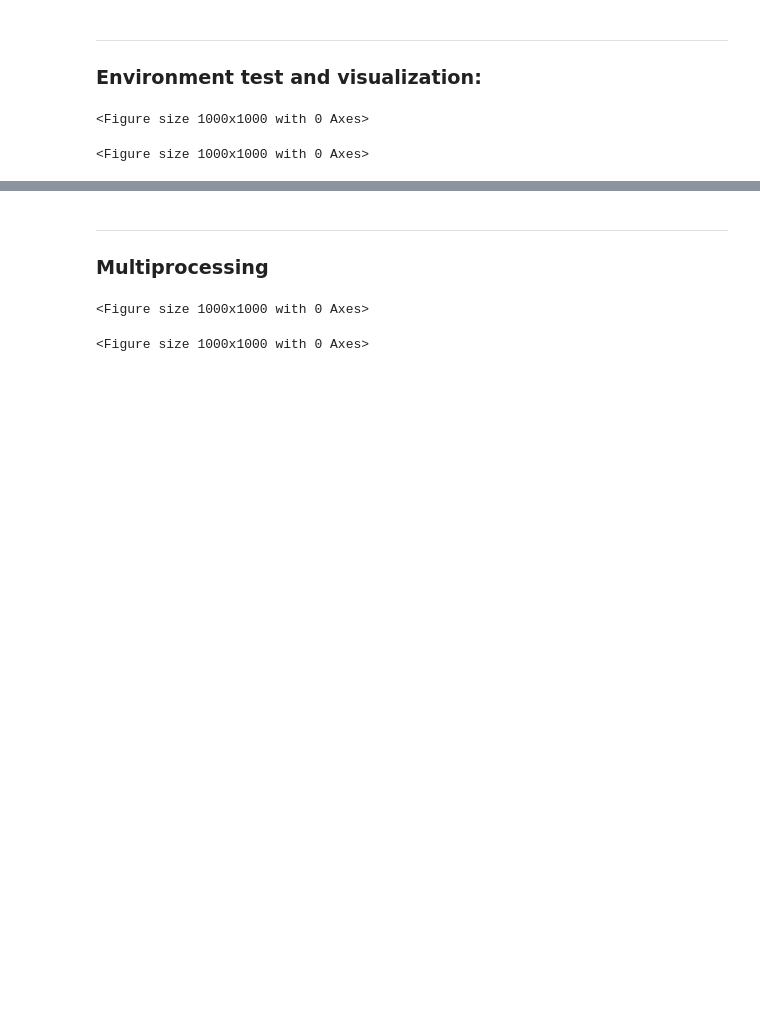
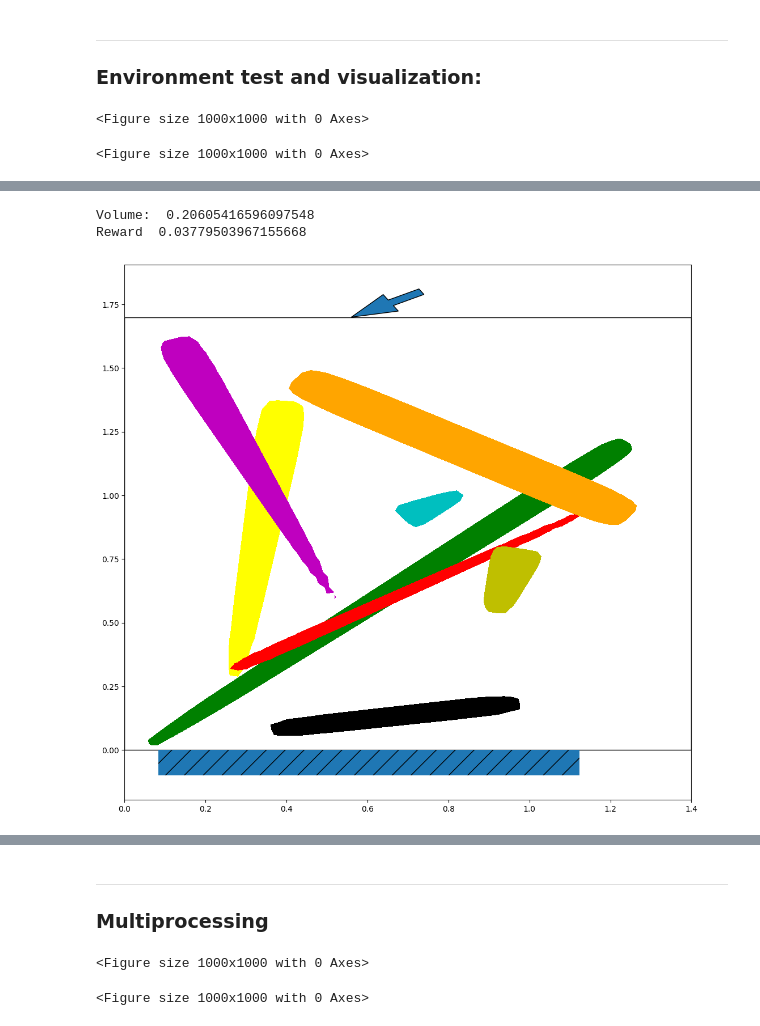
Before and after one commit to ThomasRochefortB/sogym, a Jupyter notebook: rl_training.ipynb, the cells around one changed output, grey strips where cells are left out. Drawn from its saved outputs; the diff is of its cells as text; code cells hidden in the pictures; blank space fills up the shorter version.

```diff
--- a/rl_training.ipynb
+++ b/rl_training.ipynb
@@ -56,3 +56,21 @@ Reward  0.021039713549507854
+# %%
+# Let's visualize the training environment on a random problem statement and visualize a 'successful' solution:
+reward = 0.0
+while reward==0.0:
+    obs = eval_env.reset()
+    done = False
+    while not done:
+        action = eval_env.action_space.sample()
+        obs, reward, done,truncated, info = eval_env.step(action)
+
+print("Volume: ", eval_env.volume)
+print("Reward ",reward)
+
+eval_env.plot()
+# %% [output]
+Volume:  0.20605416596097548
+Reward  0.03779503967155668
+[figure, added]
 # %%
 from sogym.utils import profile_and_analyze
 # Example usage
```
Also changed, not shown: parts of 4 cells of this notebook, 2 other files.
